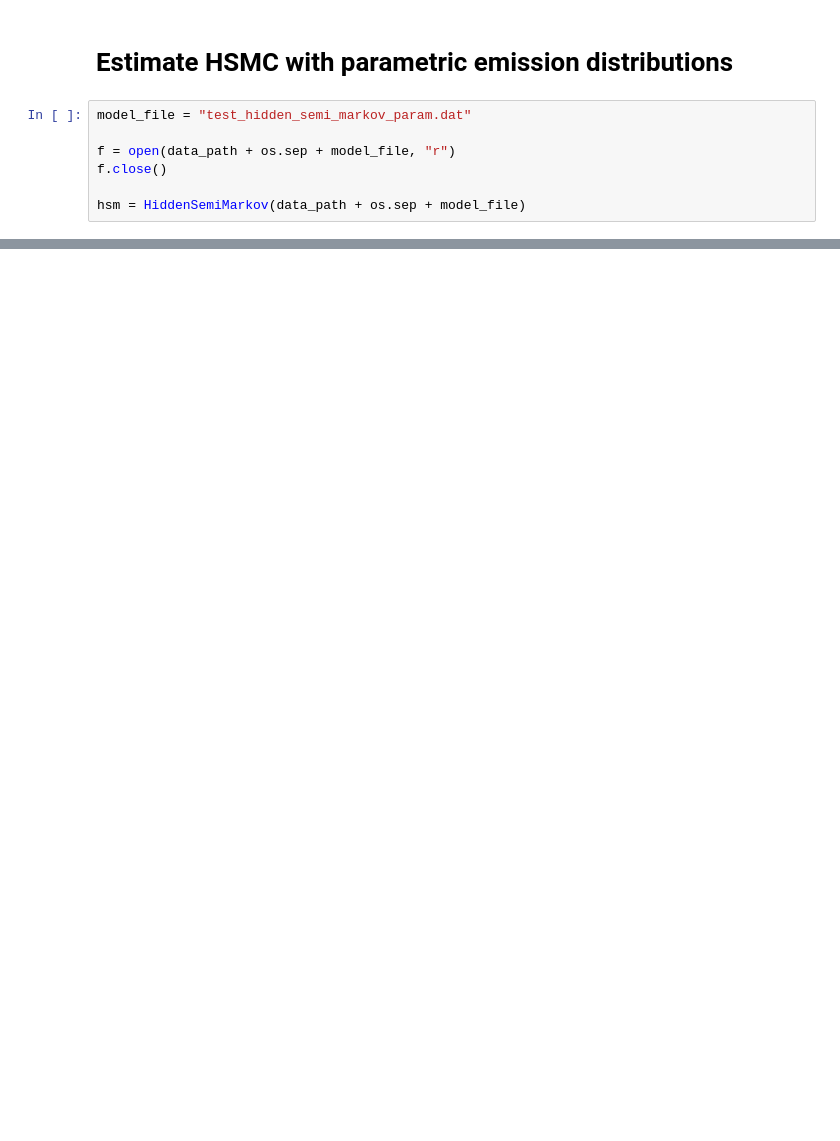
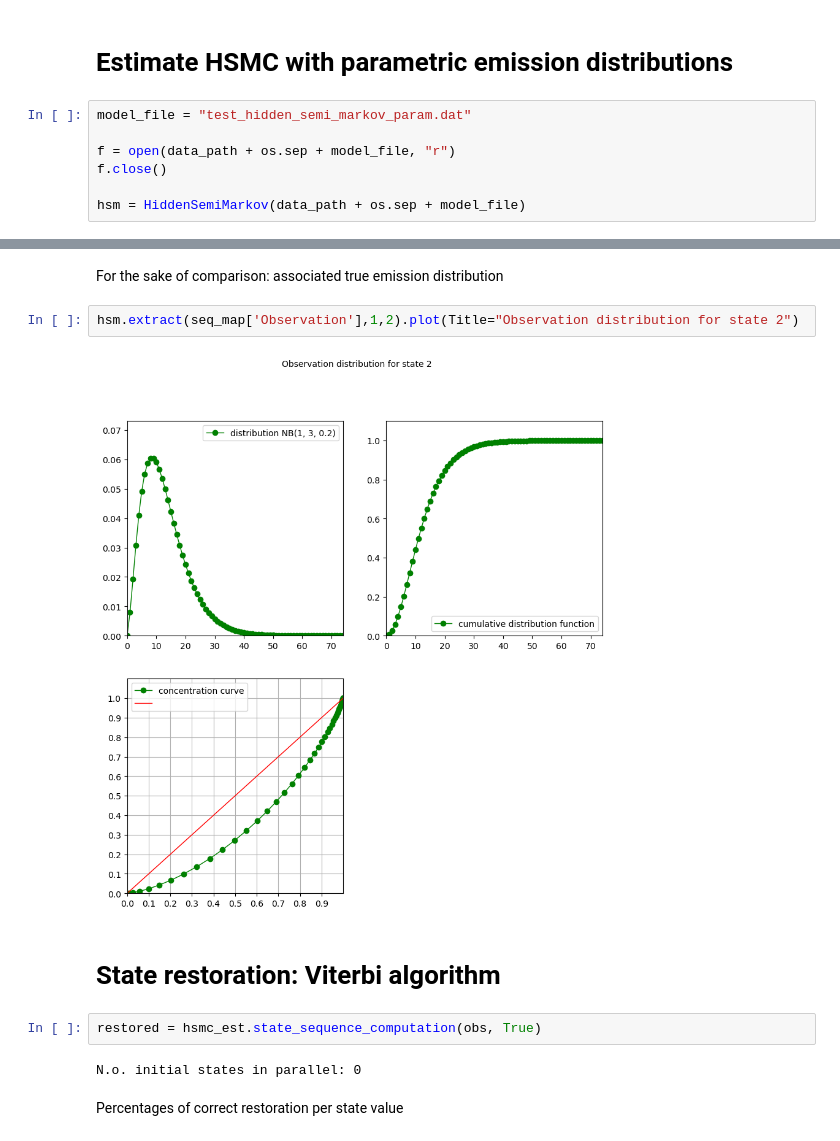
Before and after one commit to openalea/StructureAnalysis, a Jupyter notebook: sequence_analysis/tutorials/hidden_semi_markov.ipynb, the cells around one changed output, grey strips where cells are left out. Drawn from its saved outputs; the diff is of its cells as text; blank space fills up the shorter version.

```diff
--- a/sequence_analysis/tutorials/hidden_semi_markov.ipynb
+++ b/sequence_analysis/tutorials/hidden_semi_markov.ipynb
@@ -281,0 +376,14 @@ hsmc_est.extract(seq_map['Observation'],1,2).plot(Title="Observation distributio
+# %% [markdown]
+For the sake of comparison: associated true emission distribution
+# %%
+hsm.extract(seq_map['Observation'],1,2).plot(Title="Observation distribution for state 2")
+# %% [output]
+[figure, added]
+# %% [markdown]
+# State restoration: Viterbi algorithm
+# %%
+restored = hsmc_est.state_sequence_computation(obs, True)
+# %% [output]
+N.o. initial states in parallel: 0
+# %% [markdown]
+Percentages of correct restoration per state value
```
Also changed, not shown: parts of 49 cells of this notebook, 12 other files.
